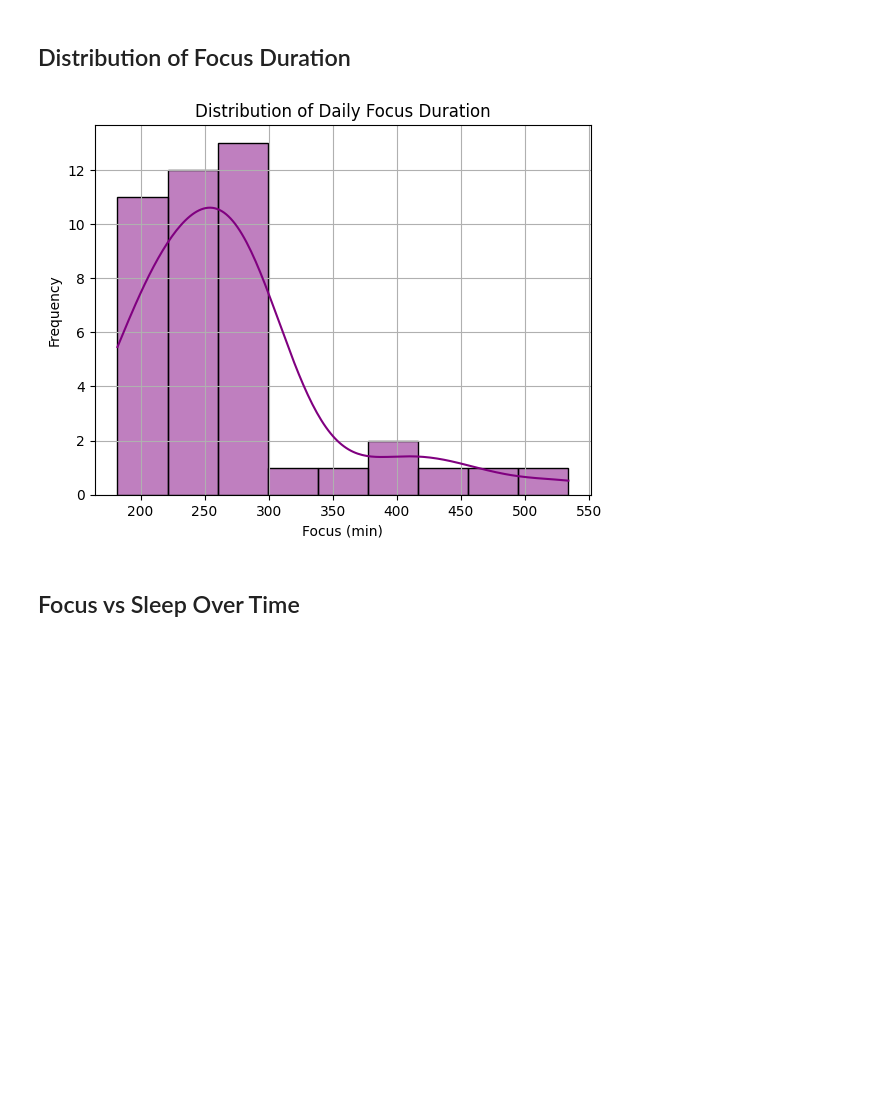
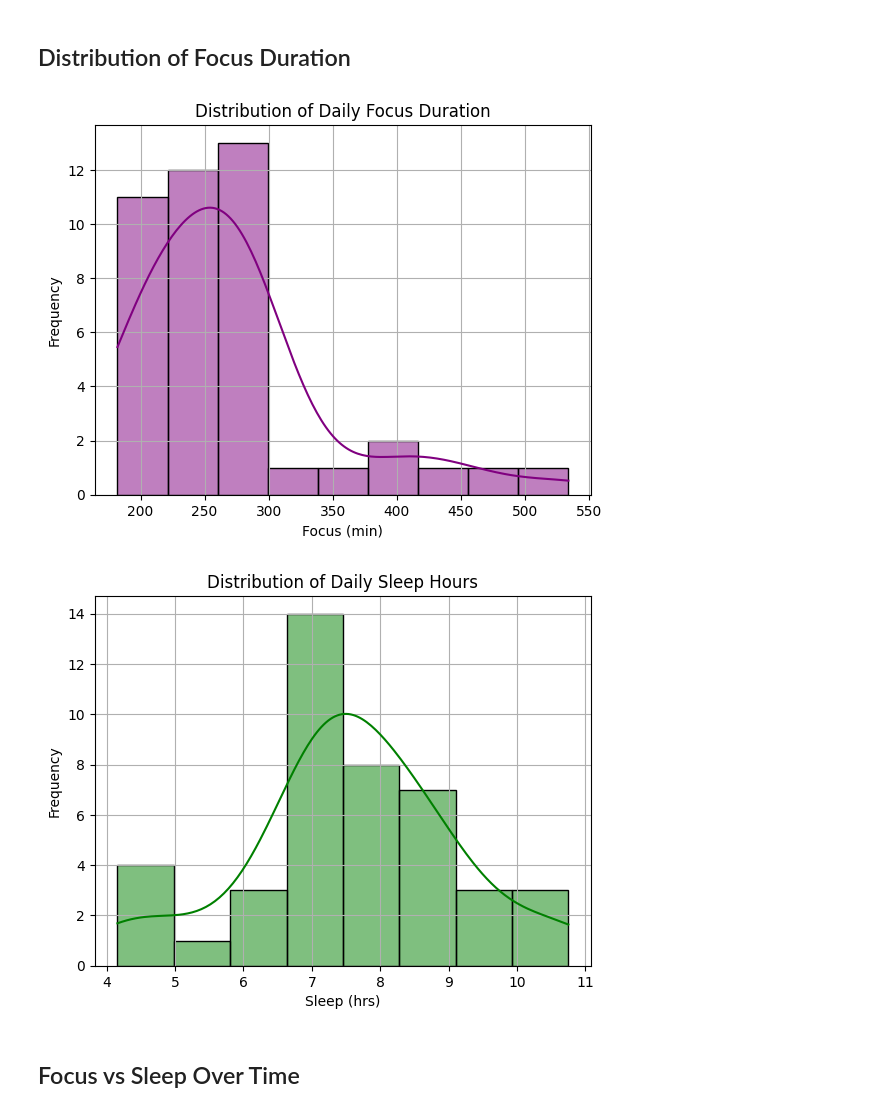
Before and after one commit to BerkayKsgn/DSA210-TermProject, a Jupyter notebook: data_visualization.ipynb, the cells around one changed output. Cells and saved outputs as stored; diff of their text form; code cells hidden in the pictures; blank space fills up the shorter version.

```diff
--- a/data_visualization.ipynb
+++ b/data_visualization.ipynb
@@ -53,12 +52,20 @@ plt.show()
 # %%
 sns.histplot(df["Focus (min)"], kde=True, color="purple")
 plt.title("Distribution of Daily Focus Duration")
 plt.xlabel("Focus (min)")
 plt.ylabel("Frequency")
 plt.grid(True)
 plt.show()
+
+sns.histplot(df["Sleep (hrs)"], kde=True, color="green")
+plt.title("Distribution of Daily Sleep Hours")
+plt.xlabel("Sleep (hrs)")
+plt.ylabel("Frequency")
+plt.grid(True)
+plt.show()
 # %% [output]
 [figure]
+[figure, added]
 # %% [markdown]
 ##  Focus vs Sleep Over Time
 # %%
```
Also changed, not shown: parts of 2 cells of this notebook.
